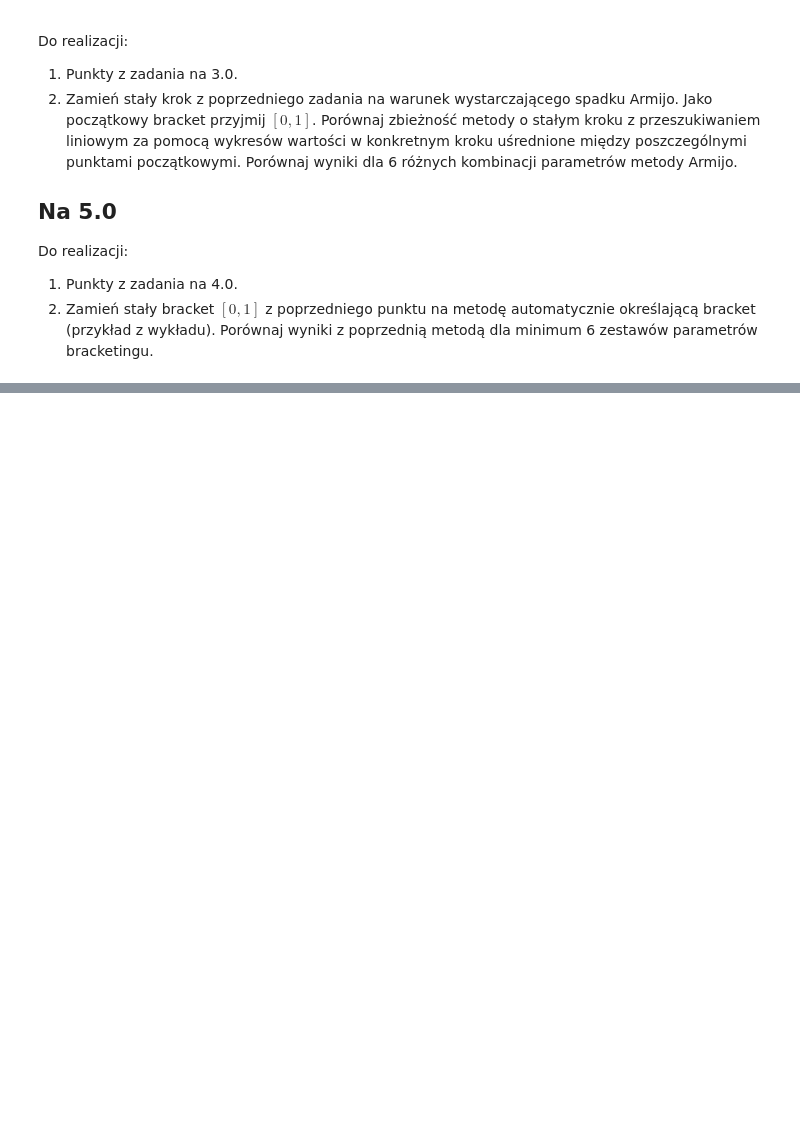
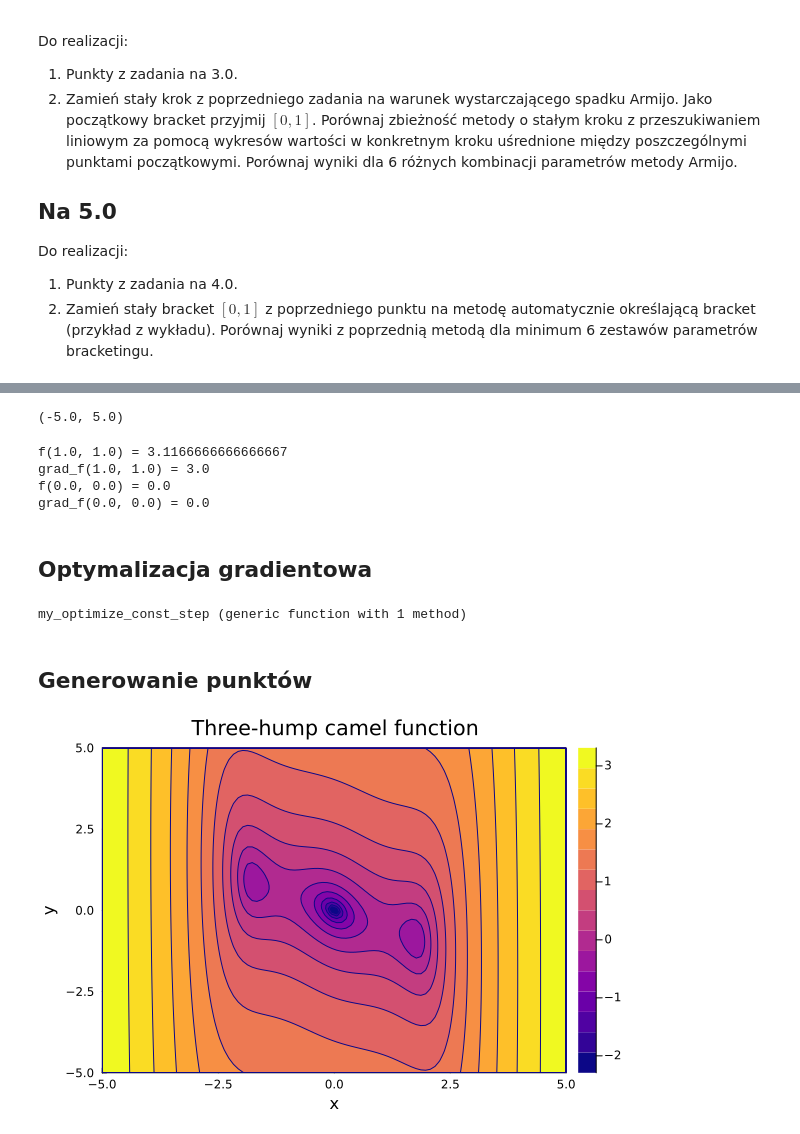
Before and after one commit to esarna/metody-i-algorytmy-optymalizacji, a Jupyter notebook: zad1.ipynb, the cells around one changed output, grey strips where cells are left out. Cells and saved outputs as stored; diff of their text form; code cells hidden in the pictures; blank space fills up the shorter version.

```diff
--- a/zad1.ipynb
+++ b/zad1.ipynb
@@ -50,0 +47,73 @@ rand_uniform (generic function with 1 method)
+# %%
+function f(x::Vector)
+    return 2*x[1]^2 - 1.05*x[1]^4 + x[1]^6/6 + x[1]*x[2] + x[2]^2
+end
+
+# Gradient funkcji
+function grad_f!(g::Vector, x::Vector)
+    g[1] = 4*x[1] - 4.2*x[1]^3 + x[1]^5 + x[2]
+    g[2] = x[1] + 2*x[2]
+end
+
+# Dziedzina: [-5, 5] x [-5, 5]
+const DOMAIN = (-5.0, 5.0)
+# %% [output]
+(-5.0, 5.0)
+# %%
+println("f(1.0, 1.0) = ", f([1.0, 1.0]))
+println("grad_f(1.0, 1.0) = ", grad_f!([0.0, 0.0], [1.0, 1.0]))
+
+println("f(0.0, 0.0) = ", f([0.0, 0.0]))
+println("grad_f(0.0, 0.0) = ", grad_f!([0.0, 0.0], [0.0, 0.0]))
+# %% [output]
+f(1.0, 1.0) = 3.1166666666666667
+grad_f(1.0, 1.0) = 3.0
+f(0.0, 0.0) = 0.0
+grad_f(0.0, 0.0) = 0.0
+# %% [markdown]
+## Optymalizacja gradientowa
+# %%
+function my_optimize_const_step(cost_data, grad_data, x0;
+        step=1e-5, maxiter=100000, tol=1e-6)
+
+    x = copy(x0)
+    g = similar(x)
+
+    fx = cost_data(x)
+    if !isfinite(fx)
+        error("cost_data(x0) is not finite (got $fx). Choose a valid x0 / fix cost domain.")
+    end
+
+    for k in 1:maxiter
+        grad_data(g, x)
+        if any(!isfinite, g)
+            error("Gradient became non-finite at iter=$k")
+        end
+
+        if norm(g) < tol
+            return x
+        end
+
+        x .= x .- step .* g
+    end
+    # println("Exceeded maxiter=$maxiter without convergence")
+    return x
+end
+# %% [output]
+my_optimize_const_step (generic function with 1 method)
+# %% [markdown]
+## Generowanie punktów
+# %%
+using LinearAlgebra
+using Plots
+using Random
+
+# Wizualizacja funkcji
+xs = range(DOMAIN[1], DOMAIN[2], length=100)
+ys = range(DOMAIN[1], DOMAIN[2], length=100)
+zs = [f([x, y]) for y in ys, x in xs]
+zs_log = log10.(abs.(zs) .+ eps())   # logarytm dla czytelności
+
+contourf(xs, ys, zs_log, color=:plasma, title="Three-hump camel function", xlabel="x", ylabel="y")
+# %% [output]
+[figure, added]
```
Also changed, not shown: parts of 7 cells of this notebook.
